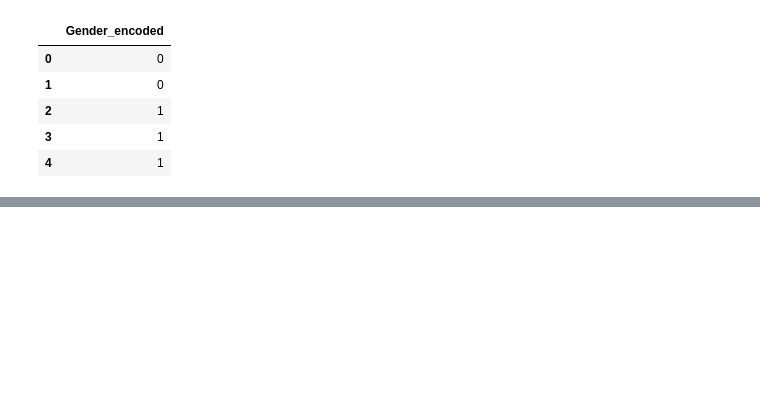
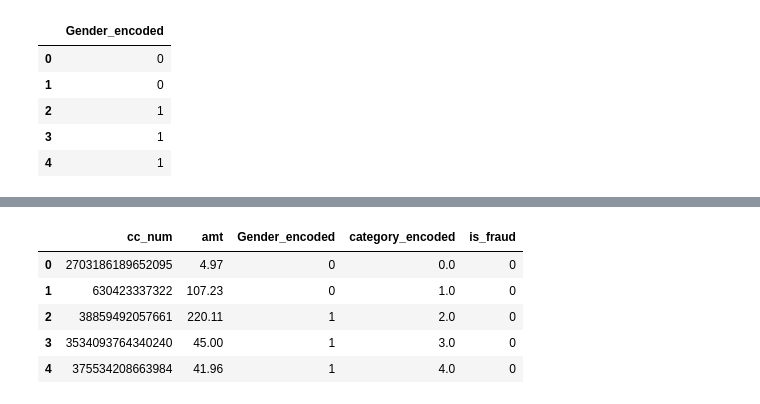
Before and after one commit to LuisAnibalVasquez/BankTransactionFraudDetector, a Jupyter notebook: FraudDetector.ipynb, the cells around one changed output, grey strips where cells are left out. Cells and saved outputs as stored; diff of their text form; code cells hidden in the pictures; blank space fills up the shorter version.

```diff
--- a/FraudDetector.ipynb
+++ b/FraudDetector.ipynb
@@ -176,0 +187,21 @@ df_final.head()
+# %%
+from sklearn.preprocessing import OrdinalEncoder
+encoder = OrdinalEncoder(categories=[df_final.category.unique()])
+encoder.fit(df_final[["category"]])
+
+#df_final["category-encoded"] = encoder.transform(df_final[["category"]])
+
+
+df_final.insert(7, 'category_encoded', encoder.transform(df_final[["category"]]))
+
+df_final = df_final. drop(columns=['merchant','category','city','state'])
+
+
+df_final.head()
+# %% [output]
+|  | cc_num | amt | Gender_encoded | category_encoded | is_fraud |
+| 0 | 2703186189652095 | 4.97 | 0 | 0.0 | 0 |
+| 1 | 630423337322 | 107.23 | 0 | 1.0 | 0 |
+| 2 | 38859492057661 | 220.11 | 1 | 2.0 | 0 |
+| 3 | 3534093764340240 | 45.00 | 1 | 3.0 | 0 |
+| 4 | 375534208663984 | 41.96 | 1 | 4.0 | 0 |
```
Also changed, not shown: parts of 23 cells of this notebook.
